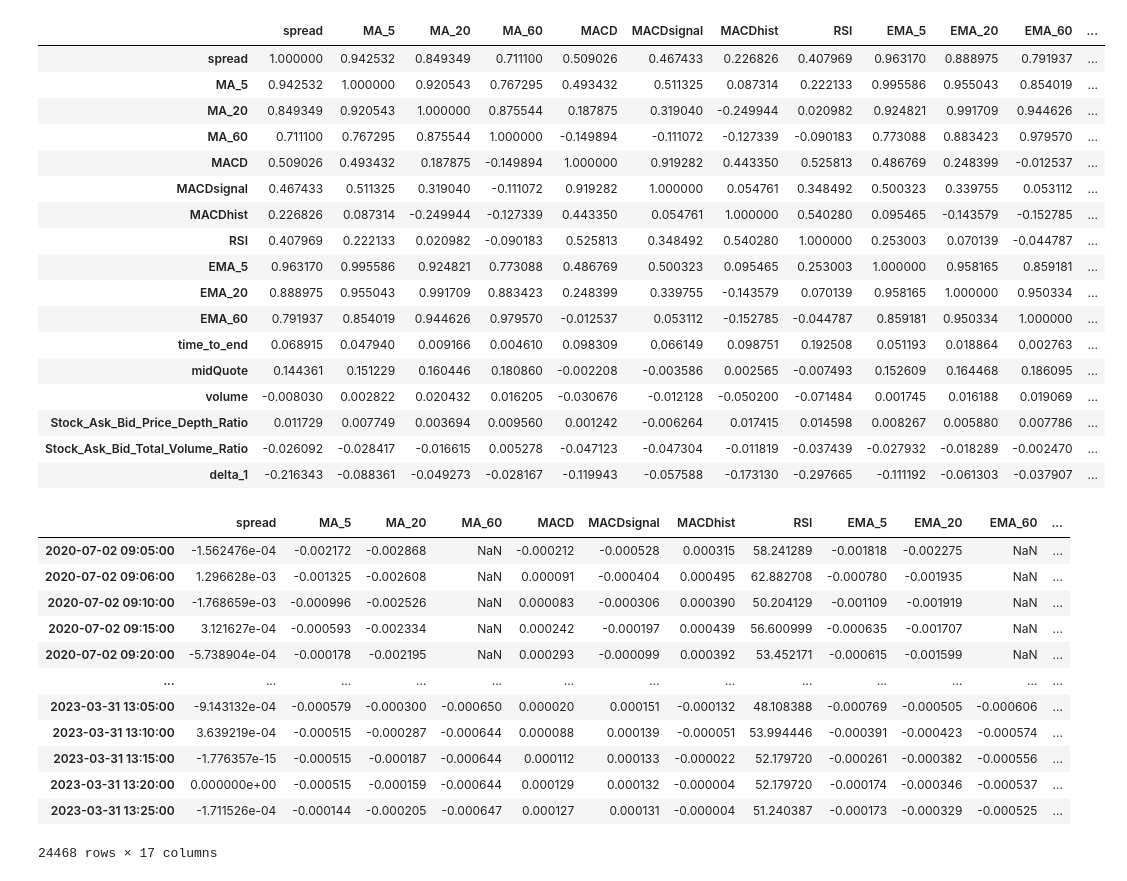
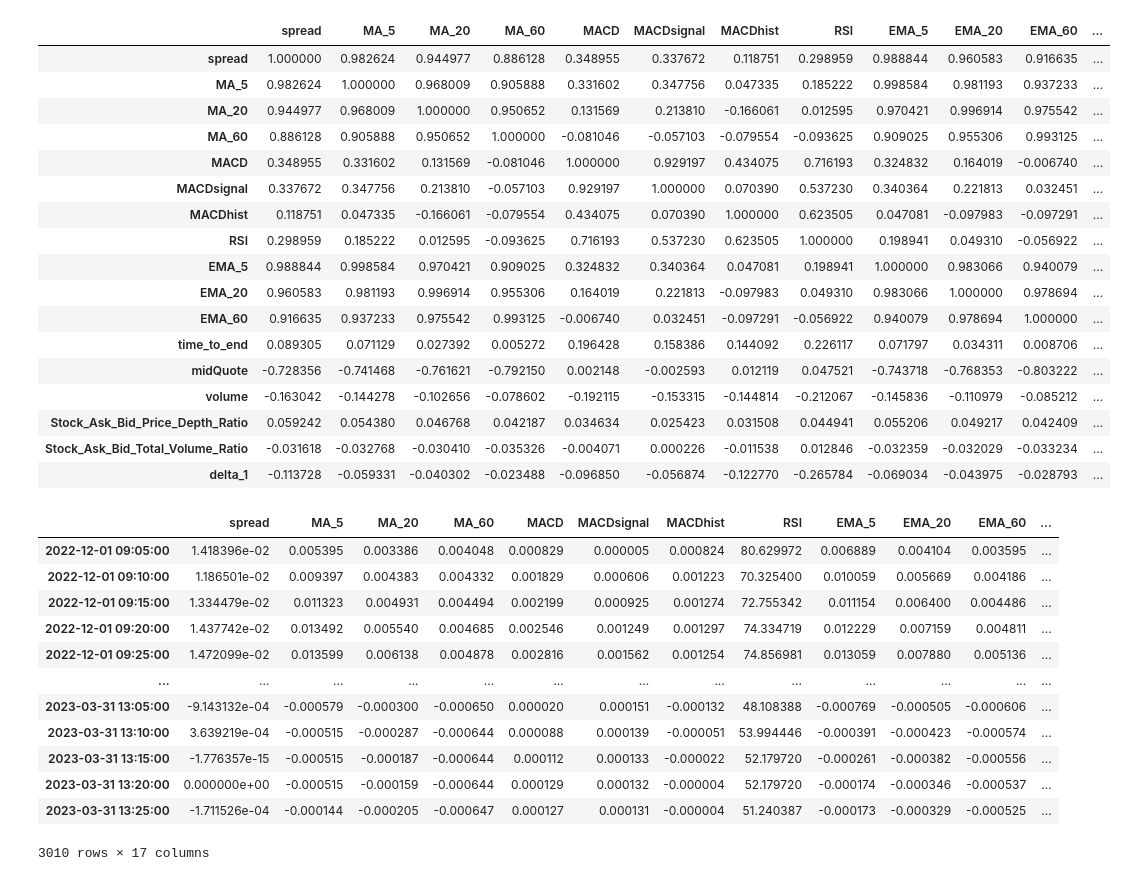
Before and after one commit to Jeremygaop/research-on-pair-trading, a Jupyter notebook: step3/model_test2.ipynb, the cells around one changed output. Cells and saved outputs as stored; diff of their text form; code cells hidden in the pictures.

```diff
--- a/step3/model_test2.ipynb
+++ b/step3/model_test2.ipynb
@@ -12,48 +12,48 @@ path = '/Users/jeremyg/Documents/GitHub/SummerIndependentProject/tickData/factor
 # %%
 # calculate the correlation matrix and heat map
 data = pd.read_csv(path + 'JBF_factors.csv', index_col=0)
 data.index = pd.to_datetime(data.index)
 data['delta_1'] = data['spread'].diff().shift(-1)
-data = data.loc['2020-07-02':]
+data = data.loc['2022-11-02':]
 corr = data.corr()
 corr.style.background_gradient(cmap='coolwarm')
 corr = data.corr()
 corr.style.background_gradient(cmap='coolwarm')
 # %% [output]
 |  | spread | MA_5 | MA_20 | MA_60 | MACD | MACDsignal | MACDhist | RSI | EMA_5 | EMA_20 | EMA_60 | ... |
-| spread | 1.000000 | 0.942532 | 0.849349 | 0.711100 | 0.509026 | 0.467433 | 0.226826 | 0.407969 | 0.963170 | 0.888975 | 0.791937 | ... |
-| MA_5 | 0.942532 | 1.000000 | 0.920543 | 0.767295 | 0.493432 | 0.511325 | 0.087314 | 0.222133 | 0.995586 | 0.955043 | 0.854019 | ... |
-| MA_20 | 0.849349 | 0.920543 | 1.000000 | 0.875544 | 0.187875 | 0.319040 | -0.249944 | 0.020982 | 0.924821 | 0.991709 | 0.944626 | ... |
-| MA_60 | 0.711100 | 0.767295 | 0.875544 | 1.000000 | -0.149894 | -0.111072 | -0.127339 | -0.090183 | 0.773088 | 0.883423 | 0.979570 | ... |
-| MACD | 0.509026 | 0.493432 | 0.187875 | -0.149894 | 1.000000 | 0.919282 | 0.443350 | 0.525813 | 0.486769 | 0.248399 | -0.012537 | ... |
-| MACDsignal | 0.467433 | 0.511325 | 0.319040 | -0.111072 | 0.919282 | 1.000000 | 0.054761 | 0.348492 | 0.500323 | 0.339755 | 0.053112 | ... |
-| MACDhist | 0.226826 | 0.087314 | -0.249944 | -0.127339 | 0.443350 | 0.054761 | 1.000000 | 0.540280 | 0.095465 | -0.143579 | -0.152785 | ... |
-| RSI | 0.407969 | 0.222133 | 0.020982 | -0.090183 | 0.525813 | 0.348492 | 0.540280 | 1.000000 | 0.253003 | 0.070139 | -0.044787 | ... |
-| EMA_5 | 0.963170 | 0.995586 | 0.924821 | 0.773088 | 0.486769 | 0.500323 | 0.095465 | 0.253003 | 1.000000 | 0.958165 | 0.859181 | ... |
-| EMA_20 | 0.888975 | 0.955043 | 0.991709 | 0.883423 | 0.248399 | 0.339755 | -0.143579 | 0.070139 | 0.958165 | 1.000000 | 0.950334 | ... |
-| EMA_60 | 0.791937 | 0.854019 | 0.944626 | 0.979570 | -0.012537 | 0.053112 | -0.152785 | -0.044787 | 0.859181 | 0.950334 | 1.000000 | ... |
-| time_to_end | 0.068915 | 0.047940 | 0.009166 | 0.004610 | 0.098309 | 0.066149 | 0.098751 | 0.192508 | 0.051193 | 0.018864 | 0.002763 | ... |
-| midQuote | 0.144361 | 0.151229 | 0.160446 | 0.180860 | -0.002208 | -0.003586 | 0.002565 | -0.007493 | 0.152609 | 0.164468 | 0.186095 | ... |
-| volume | -0.008030 | 0.002822 | 0.020432 | 0.016205 | -0.030676 | -0.012128 | -0.050200 | -0.071484 | 0.001745 | 0.016188 | 0.019069 | ... |
-| Stock_Ask_Bid_Price_Depth_Ratio | 0.011729 | 0.007749 | 0.003694 | 0.009560 | 0.001242 | -0.006264 | 0.017415 | 0.014598 | 0.008267 | 0.005880 | 0.007786 | ... |
-| Stock_Ask_Bid_Total_Volume_Ratio | -0.026092 | -0.028417 | -0.016615 | 0.005278 | -0.047123 | -0.047304 | -0.011819 | -0.037439 | -0.027932 | -0.018289 | -0.002470 | ... |
-| delta_1 | -0.216343 | -0.088361 | -0.049273 | -0.028167 | -0.119943 | -0.057588 | -0.173130 | -0.297665 | -0.111192 | -0.061303 | -0.037907 | ... |
+| spread | 1.000000 | 0.982624 | 0.944977 | 0.886128 | 0.348955 | 0.337672 | 0.118751 | 0.298959 | 0.988844 | 0.960583 | 0.916635 | ... |
+| MA_5 | 0.982624 | 1.000000 | 0.968009 | 0.905888 | 0.331602 | 0.347756 | 0.047335 | 0.185222 | 0.998584 | 0.981193 | 0.937233 | ... |
+| MA_20 | 0.944977 | 0.968009 | 1.000000 | 0.950652 | 0.131569 | 0.213810 | -0.166061 | 0.012595 | 0.970421 | 0.996914 | 0.975542 | ... |
+| MA_60 | 0.886128 | 0.905888 | 0.950652 | 1.000000 | -0.081046 | -0.057103 | -0.079554 | -0.093625 | 0.909025 | 0.955306 | 0.993125 | ... |
+| MACD | 0.348955 | 0.331602 | 0.131569 | -0.081046 | 1.000000 | 0.929197 | 0.434075 | 0.716193 | 0.324832 | 0.164019 | -0.006740 | ... |
+| MACDsignal | 0.337672 | 0.347756 | 0.213810 | -0.057103 | 0.929197 | 1.000000 | 0.070390 | 0.537230 | 0.340364 | 0.221813 | 0.032451 | ... |
+| MACDhist | 0.118751 | 0.047335 | -0.166061 | -0.079554 | 0.434075 | 0.070390 | 1.000000 | 0.623505 | 0.047081 | -0.097983 | -0.097291 | ... |
+| RSI | 0.298959 | 0.185222 | 0.012595 | -0.093625 | 0.716193 | 0.537230 | 0.623505 | 1.000000 | 0.198941 | 0.049310 | -0.056922 | ... |
+| EMA_5 | 0.988844 | 0.998584 | 0.970421 | 0.909025 | 0.324832 | 0.340364 | 0.047081 | 0.198941 | 1.000000 | 0.983066 | 0.940079 | ... |
+| EMA_20 | 0.960583 | 0.981193 | 0.996914 | 0.955306 | 0.164019 | 0.221813 | -0.097983 | 0.049310 | 0.983066 | 1.000000 | 0.978694 | ... |
+| EMA_60 | 0.916635 | 0.937233 | 0.975542 | 0.993125 | -0.006740 | 0.032451 | -0.097291 | -0.056922 | 0.940079 | 0.978694 | 1.000000 | ... |
+| time_to_end | 0.089305 | 0.071129 | 0.027392 | 0.005272 | 0.196428 | 0.158386 | 0.144092 | 0.226117 | 0.071797 | 0.034311 | 0.008706 | ... |
+| midQuote | -0.728356 | -0.741468 | -0.761621 | -0.792150 | 0.002148 | -0.002593 | 0.012119 | 0.047521 | -0.743718 | -0.768353 | -0.803222 | ... |
+| volume | -0.163042 | -0.144278 | -0.102656 | -0.078602 | -0.192115 | -0.153315 | -0.144814 | -0.212067 | -0.145836 | -0.110979 | -0.085212 | ... |
+| Stock_Ask_Bid_Price_Depth_Ratio | 0.059242 | 0.054380 | 0.046768 | 0.042187 | 0.034634 | 0.025423 | 0.031508 | 0.044941 | 0.055206 | 0.049217 | 0.042409 | ... |
+| Stock_Ask_Bid_Total_Volume_Ratio | -0.031618 | -0.032768 | -0.030410 | -0.035326 | -0.004071 | 0.000226 | -0.011538 | 0.012846 | -0.032359 | -0.032029 | -0.033234 | ... |
+| delta_1 | -0.113728 | -0.059331 | -0.040302 | -0.023488 | -0.096850 | -0.056874 | -0.122770 | -0.265784 | -0.069034 | -0.043975 | -0.028793 | ... |
 # %%
 data
 # %% [output]
 |  | spread | MA_5 | MA_20 | MA_60 | MACD | MACDsignal | MACDhist | RSI | EMA_5 | EMA_20 | EMA_60 | ... |
-| 2020-07-02 09:05:00 | -1.562476e-04 | -0.002172 | -0.002868 | NaN | -0.000212 | -0.000528 | 0.000315 | 58.241289 | -0.001818 | -0.002275 | NaN | ... |
-| 2020-07-02 09:06:00 | 1.296628e-03 | -0.001325 | -0.002608 | NaN | 0.000091 | -0.000404 | 0.000495 | 62.882708 | -0.000780 | -0.001935 | NaN | ... |
-| 2020-07-02 09:10:00 | -1.768659e-03 | -0.000996 | -0.002526 | NaN | 0.000083 | -0.000306 | 0.000390 | 50.204129 | -0.001109 | -0.001919 | NaN | ... |
-| 2020-07-02 09:15:00 | 3.121627e-04 | -0.000593 | -0.002334 | NaN | 0.000242 | -0.000197 | 0.000439 | 56.600999 | -0.000635 | -0.001707 | NaN | ... |
-| 2020-07-02 09:20:00 | -5.738904e-04 | -0.000178 | -0.002195 | NaN | 0.000293 | -0.000099 | 0.000392 | 53.452171 | -0.000615 | -0.001599 | NaN | ... |
+| 2022-12-01 09:05:00 | 1.418396e-02 | 0.005395 | 0.003386 | 0.004048 | 0.000829 | 0.000005 | 0.000824 | 80.629972 | 0.006889 | 0.004104 | 0.003595 | ... |
+| 2022-12-01 09:10:00 | 1.186501e-02 | 0.009397 | 0.004383 | 0.004332 | 0.001829 | 0.000606 | 0.001223 | 70.325400 | 0.010059 | 0.005669 | 0.004186 | ... |
+| 2022-12-01 09:15:00 | 1.334479e-02 | 0.011323 | 0.004931 | 0.004494 | 0.002199 | 0.000925 | 0.001274 | 72.755342 | 0.011154 | 0.006400 | 0.004486 | ... |
+| 2022-12-01 09:20:00 | 1.437742e-02 | 0.013492 | 0.005540 | 0.004685 | 0.002546 | 0.001249 | 0.001297 | 74.334719 | 0.012229 | 0.007159 | 0.004811 | ... |
+| 2022-12-01 09:25:00 | 1.472099e-02 | 0.013599 | 0.006138 | 0.004878 | 0.002816 | 0.001562 | 0.001254 | 74.856981 | 0.013059 | 0.007880 | 0.005136 | ... |
 | ... | ... | ... | ... | ... | ... | ... | ... | ... | ... | ... | ... | ... |
 | 2023-03-31 13:05:00 | -9.143132e-04 | -0.000579 | -0.000300 | -0.000650 | 0.000020 | 0.000151 | -0.000132 | 48.108388 | -0.000769 | -0.000505 | -0.000606 | ... |
 | 2023-03-31 13:10:00 | 3.639219e-04 | -0.000515 | -0.000287 | -0.000644 | 0.000088 | 0.000139 | -0.000051 | 53.994446 | -0.000391 | -0.000423 | -0.000574 | ... |
 | 2023-03-31 13:15:00 | -1.776357e-15 | -0.000515 | -0.000187 | -0.000644 | 0.000112 | 0.000133 | -0.000022 | 52.179720 | -0.000261 | -0.000382 | -0.000556 | ... |
 | 2023-03-31 13:20:00 | 0.000000e+00 | -0.000515 | -0.000159 | -0.000644 | 0.000129 | 0.000132 | -0.000004 | 52.179720 | -0.000174 | -0.000346 | -0.000537 | ... |
 | 2023-03-31 13:25:00 | -1.711526e-04 | -0.000144 | -0.000205 | -0.000647 | 0.000127 | 0.000131 | -0.000004 | 51.240387 | -0.000173 | -0.000329 | -0.000525 | ... |
-24468 rows × 17 columns
+3010 rows × 17 columns
 # %%
 # according to the correlation matrix, we can see that the spread is highly correlated with delta_1
 list = ['spread', 'RSI', 'MACD', 'MACDhist','EMA_5', 'MA_5']
```
Also changed, not shown: parts of 4 cells of this notebook, 5 other files.
